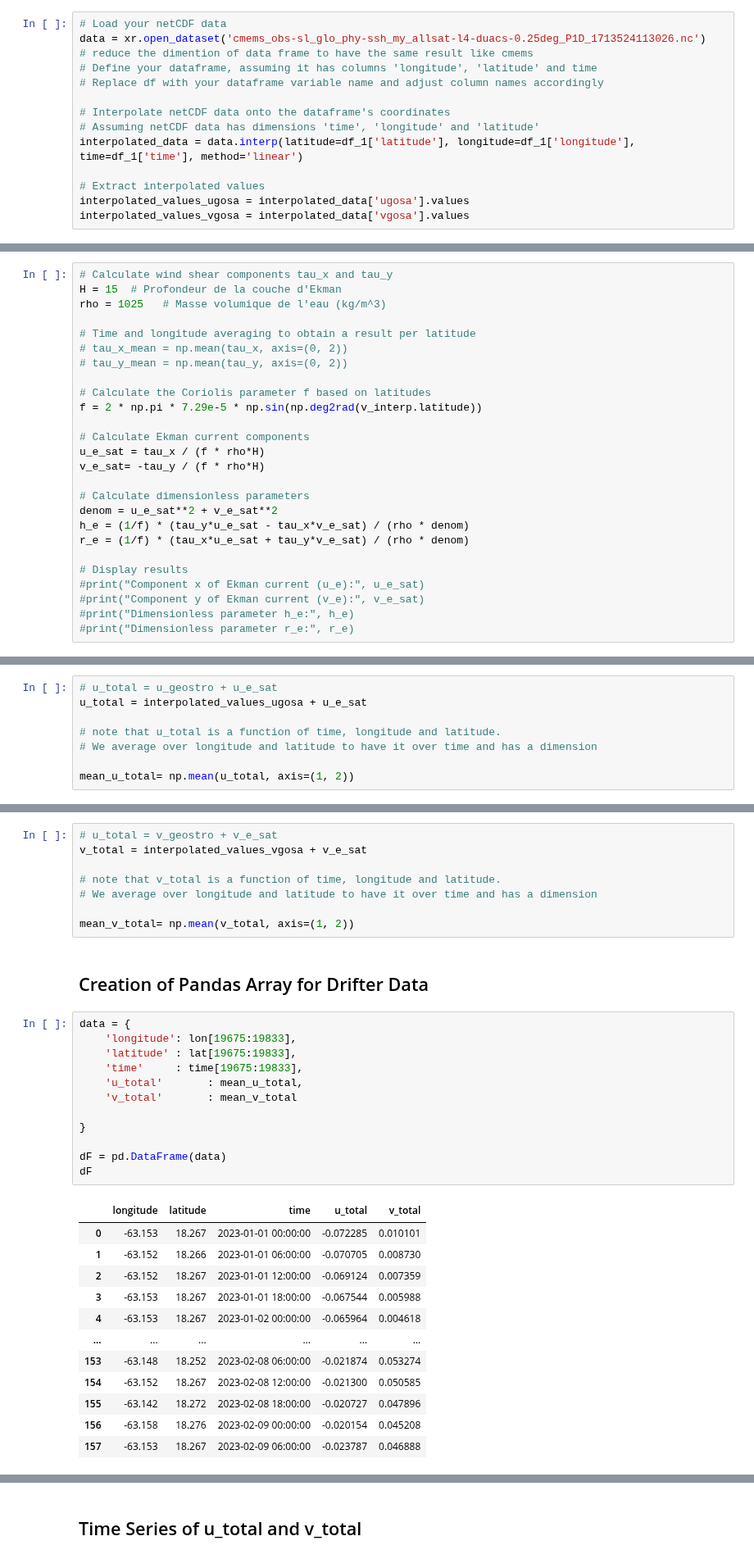
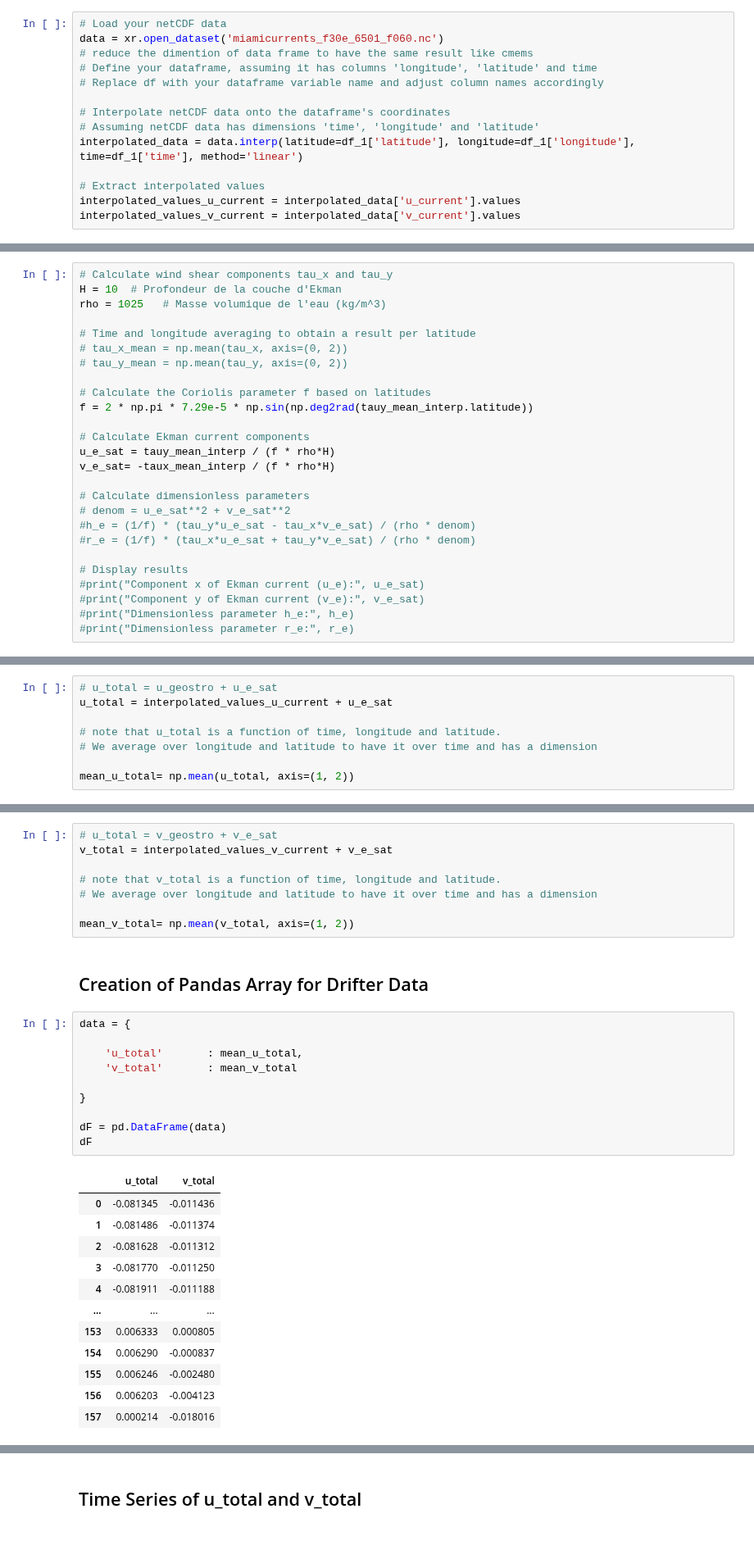
Before and after one commit to Julio-Leonel-Donfack/Courants-Derivants-Cmems, a Jupyter notebook: 7-courant-combine-drifter-plus-cmems-82.ipynb, the cells around one changed output, grey strips where cells are left out. Shown at 82% size. Drawn from its saved outputs; the diff is of its cells as text.

```diff
--- a/7-courant-combine-drifter-plus-cmems-82.ipynb
+++ b/7-courant-combine-drifter-plus-cmems-82.ipynb
@@ -126,7 +126,7 @@ v_interp = v_wind.interp(latitude=df_inertial_wave['latitude'], longitude=df_ine
 #### Case of Geostrophic Velocity Anomalies: Zonal Component (ugosa) and Geostrophic Velocity Anomalies: Meridional Component (vgosa)
 # %%
 # Load your netCDF data
-data = xr.open_dataset('cmems_obs-sl_glo_phy-ssh_my_allsat-l4-duacs-0.25deg_P1D_1713524113026.nc')
+data = xr.open_dataset('miamicurrents_f30e_6501_f060.nc')
 # reduce the dimention of data frame to have the same result like cmems
 # Define your dataframe, assuming it has columns 'longitude', 'latitude' and time
 # Replace df with your dataframe variable name and adjust column names accordingly
@@ -136,6 +136,6 @@ data = xr.open_dataset('cmems_obs-sl_glo_phy-ssh_my_allsat-l4-duacs-0.25deg_P1D_
 interpolated_data = data.interp(latitude=df_1['latitude'], longitude=df_1['longitude'], time=df_1['time'], method='linear')
 
 # Extract interpolated values
-interpolated_values_ugosa = interpolated_data['ugosa'].values
-interpolated_values_vgosa = interpolated_data['vgosa'].values
+interpolated_values_u_current = interpolated_data['u_current'].values
+interpolated_values_v_current = interpolated_data['v_current'].values
 # %%
@@ -207,7 +207,7 @@ tau_x, tau_y = calculer_tension_vent(rho_a, C_d, V_x, V_y)
 ## Application of Ekman current
 # %%
 # Calculate wind shear components tau_x and tau_y
-H = 15  # Profondeur de la couche d'Ekman
+H = 10  # Profondeur de la couche d'Ekman
 rho = 1025   # Masse volumique de l'eau (kg/m^3)
 
 # Time and longitude averaging to obtain a result per latitude
@@ -215,16 +215,16 @@ rho = 1025   # Masse volumique de l'eau (kg/m^3)
 # tau_y_mean = np.mean(tau_y, axis=(0, 2))
 
 # Calculate the Coriolis parameter f based on latitudes
-f = 2 * np.pi * 7.29e-5 * np.sin(np.deg2rad(v_interp.latitude))
+f = 2 * np.pi * 7.29e-5 * np.sin(np.deg2rad(tauy_mean_interp.latitude))
 
 # Calculate Ekman current components
-u_e_sat = tau_x / (f * rho*H)
-v_e_sat= -tau_y / (f * rho*H)
+u_e_sat = tauy_mean_interp / (f * rho*H)
+v_e_sat= -taux_mean_interp / (f * rho*H)
 
 # Calculate dimensionless parameters
-denom = u_e_sat**2 + v_e_sat**2
-h_e = (1/f) * (tau_y*u_e_sat - tau_x*v_e_sat) / (rho * denom)
-r_e = (1/f) * (tau_x*u_e_sat + tau_y*v_e_sat) / (rho * denom)
+# denom = u_e_sat**2 + v_e_sat**2
+#h_e = (1/f) * (tau_y*u_e_sat - tau_x*v_e_sat) / (rho * denom)
+#r_e = (1/f) * (tau_x*u_e_sat + tau_y*v_e_sat) / (rho * denom)
 
 # Display results
 #print("Component x of Ekman current (u_e):", u_e_sat)
@@ -238,7 +238,7 @@ r_e = (1/f) * (tau_x*u_e_sat + tau_y*v_e_sat) / (rho * denom)
 ## mean of ugeos plus Ekman zonal current
 # %%
 # u_total = u_geostro + u_e_sat
-u_total = interpolated_values_ugosa + u_e_sat
+u_total = interpolated_values_u_current + u_e_sat
 
 # note that u_total is a function of time, longitude and latitude.
 # We average over longitude and latitude to have it over time and has a dimension
@@ -248,7 +248,7 @@ mean_u_total= np.mean(u_total, axis=(1, 2))
 ## mean of vgeos plus Ekman meridional current
 # %%
 # u_total = v_geostro + v_e_sat
-v_total = interpolated_values_vgosa + v_e_sat
+v_total = interpolated_values_v_current + v_e_sat
 
 # note that v_total is a function of time, longitude and latitude.
 # We average over longitude and latitude to have it over time and has a dimension
@@ -258,26 +258,24 @@ mean_v_total= np.mean(v_total, axis=(1, 2))
 ## Creation of Pandas Array for Drifter Data
 # %%
 data = {
-    'longitude': lon[19675:19833],
-    'latitude' : lat[19675:19833],
-    'time'     : time[19675:19833],
+
     'u_total'       : mean_u_total,
     'v_total'       : mean_v_total
 
 }
 
 dF = pd.DataFrame(data)
 dF
 # %% [output]
-|  | longitude | latitude | time | u_total | v_total |
-| 0 | -63.153 | 18.267 | 2023-01-01 00:00:00 | -0.072285 | 0.010101 |
-| 1 | -63.152 | 18.266 | 2023-01-01 06:00:00 | -0.070705 | 0.008730 |
-| 2 | -63.152 | 18.267 | 2023-01-01 12:00:00 | -0.069124 | 0.007359 |
-| 3 | -63.153 | 18.267 | 2023-01-01 18:00:00 | -0.067544 | 0.005988 |
-| 4 | -63.153 | 18.267 | 2023-01-02 00:00:00 | -0.065964 | 0.004618 |
-| ... | ... | ... | ... | ... | ... |
-| 153 | -63.148 | 18.252 | 2023-02-08 06:00:00 | -0.021874 | 0.053274 |
-| 154 | -63.152 | 18.267 | 2023-02-08 12:00:00 | -0.021300 | 0.050585 |
-| 155 | -63.142 | 18.272 | 2023-02-08 18:00:00 | -0.020727 | 0.047896 |
-| 156 | -63.158 | 18.276 | 2023-02-09 00:00:00 | -0.020154 | 0.045208 |
-| 157 | -63.153 | 18.267 | 2023-02-09 06:00:00 | -0.023787 | 0.046888 |
+|  | u_total | v_total |
+| 0 | -0.081345 | -0.011436 |
+| 1 | -0.081486 | -0.011374 |
+| 2 | -0.081628 | -0.011312 |
+| 3 | -0.081770 | -0.011250 |
+| 4 | -0.081911 | -0.011188 |
+| ... | ... | ... |
+| 153 | 0.006333 | 0.000805 |
+| 154 | 0.006290 | -0.000837 |
+| 155 | 0.006246 | -0.002480 |
+| 156 | 0.006203 | -0.004123 |
+| 157 | 0.000214 | -0.018016 |
```
Also changed, not shown: parts of 8 cells of this notebook.
